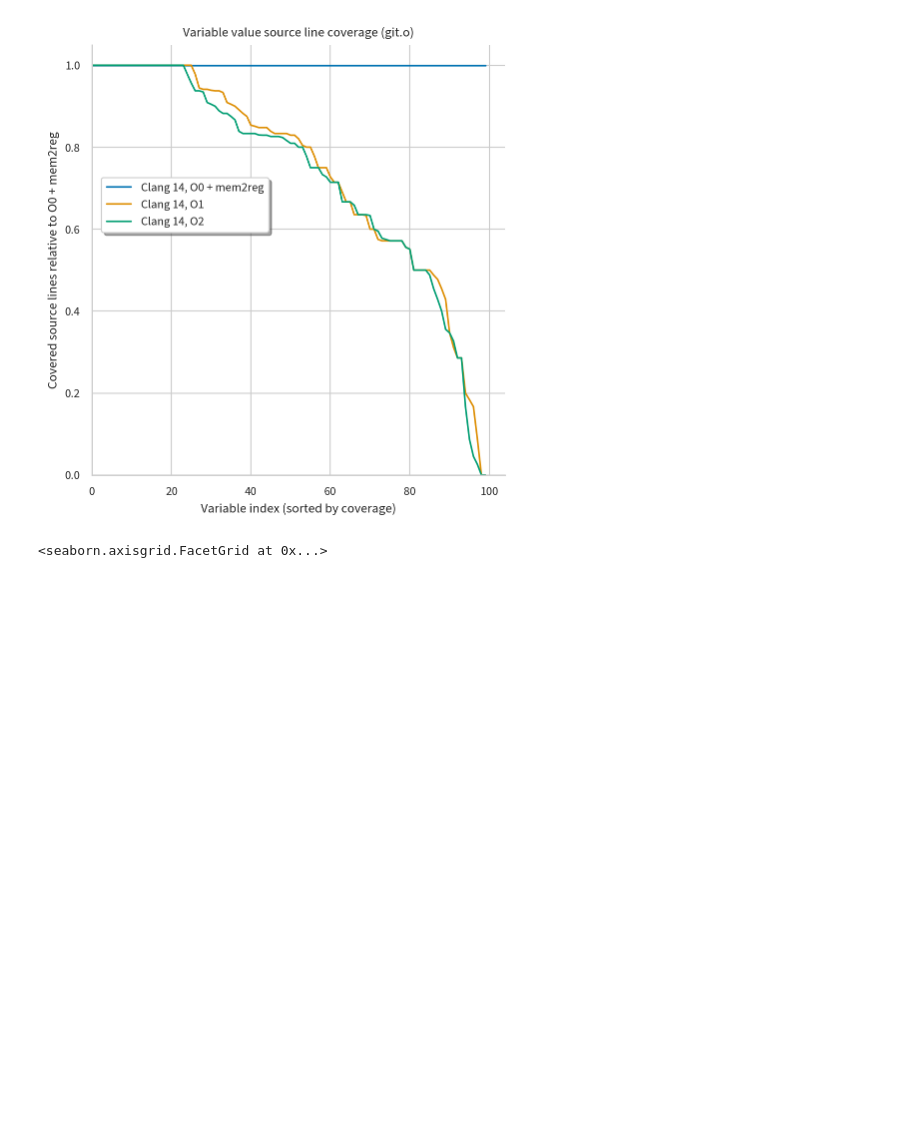
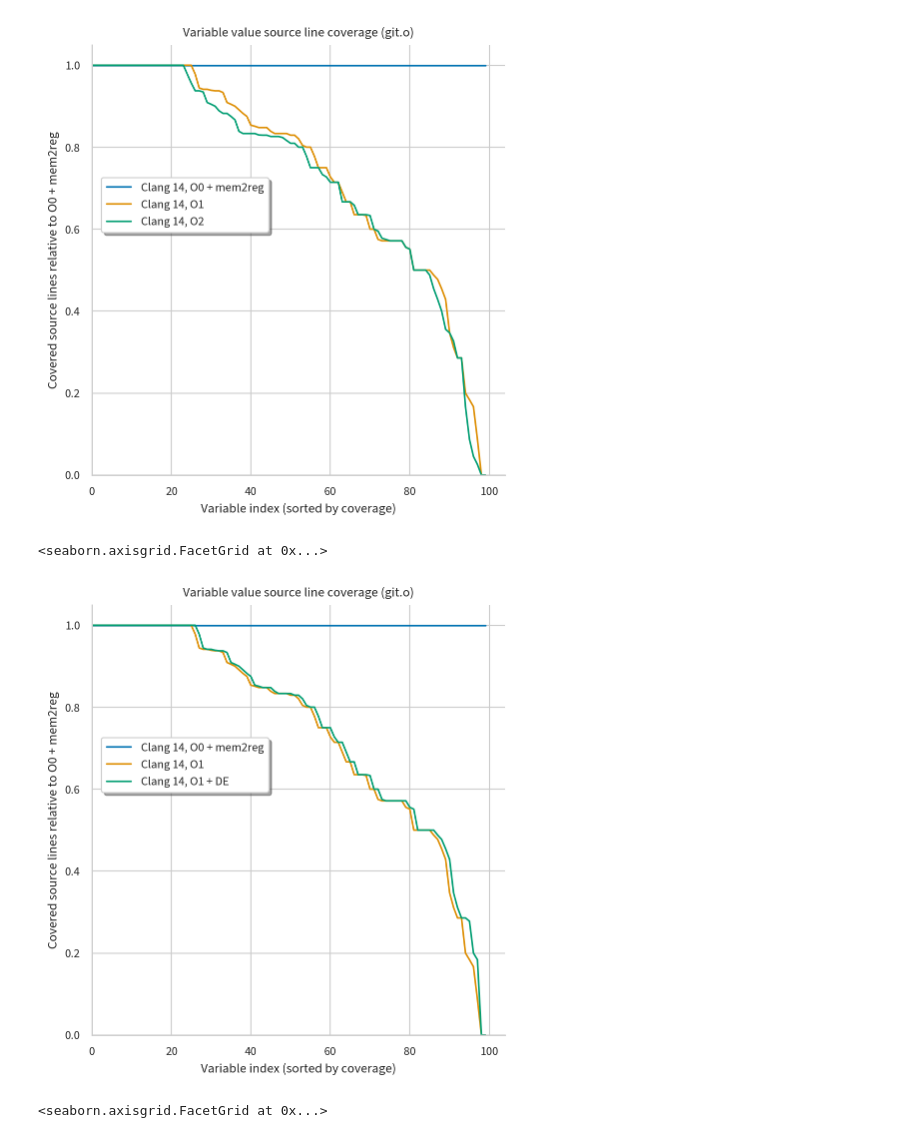
Before and after one commit to jryans/debug-info-metrics-artifact, a Jupyter notebook: data/git/file/git.o.ipynb, the cells around one changed output. Drawn from its saved outputs; the diff is of its cells as text; code cells hidden in the pictures; blank space fills up the shorter version.

Commit message:
Add plot highlighting definedness extension

```diff
--- a/data/git/file/git.o.ipynb
+++ b/data/git/file/git.o.ipynb
@@ -33,7 +33,7 @@ o0_14_efb_df = read_run("O0-14-mem2reg/git.o-rsb-efb.tsv", "Clang 14, O0 + mem2r
 o1_12_df = read_run("O1-12/git.o-rsb.tsv", "Clang 12, O1")
 o1_13_df = read_run("O1-13/git.o-rsb.tsv", "Clang 13, O1")
 o1_14_df = read_run("O1-14/git.o-rsb.tsv", "Clang 14, O1")
-o1_14_efb_df = read_run("O1-14/git.o-rsb-efb.tsv", "Clang 14, O1 (DE)")
+o1_14_efb_df = read_run("O1-14/git.o-rsb-efb.tsv", "Clang 14, O1 + DE")
 o2_14_df = read_run("O2-14/git.o-rsb.tsv", "Clang 14, O2")
 
 baseline_df = o0_14_efb_df
@@ -129,6 +129,35 @@ g.set(
 # %% [output]
 <seaborn.axisgrid.FacetGrid at 0x...>
 [figure]
+# %%
+df = distribution_df.copy()
+df["Order"] = df.sort_values(by="CL / BCL", ascending=False).groupby("Variant").cumcount()
+df = df[df["Variant"].str.contains("Clang 14, O[01]")]
+g = sns.relplot(
+  df,
+  x="Order",
+  y="CL / BCL",
+  hue="Variant",
+  kind="line",
+)
+sns.move_legend(
+  g,
+  "center left",
+  bbox_to_anchor=(0.125, 0.65),
+  frameon=True,
+  shadow=True,
+  title=None,
+)
+g.set(
+  title="Variable value source line coverage (git.o)",
+  xlabel="Variable index (sorted by coverage)",
+  xbound=(0, None),
+  ylabel="Covered source lines relative to O0 + mem2reg",
+  ybound=(0, None),
+)
+# %% [output]
+<seaborn.axisgrid.FacetGrid at 0x...>
+[figure, added]
 # %%
 df = distribution_df.copy()
 df = df.groupby("Variant")["CL / BCL"].mean().reset_index()
```
Also changed, not shown: 1 other file.
